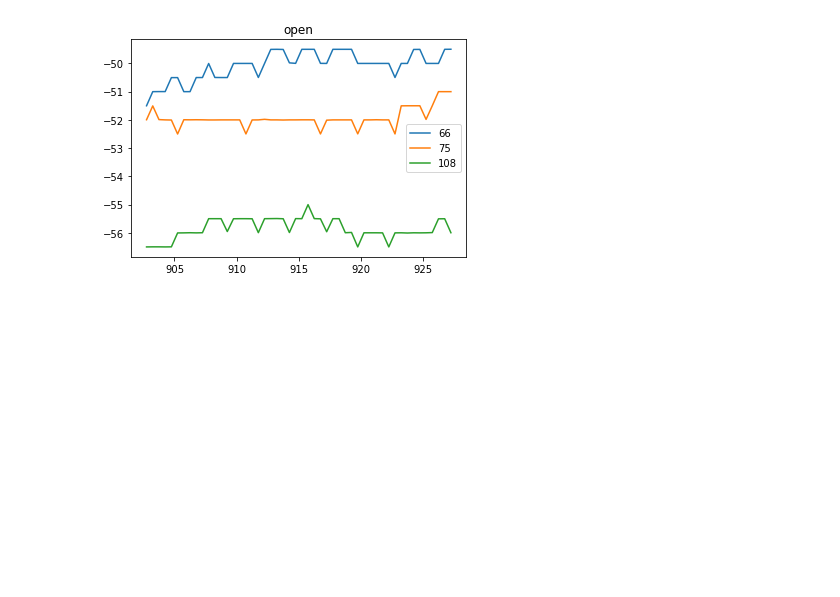
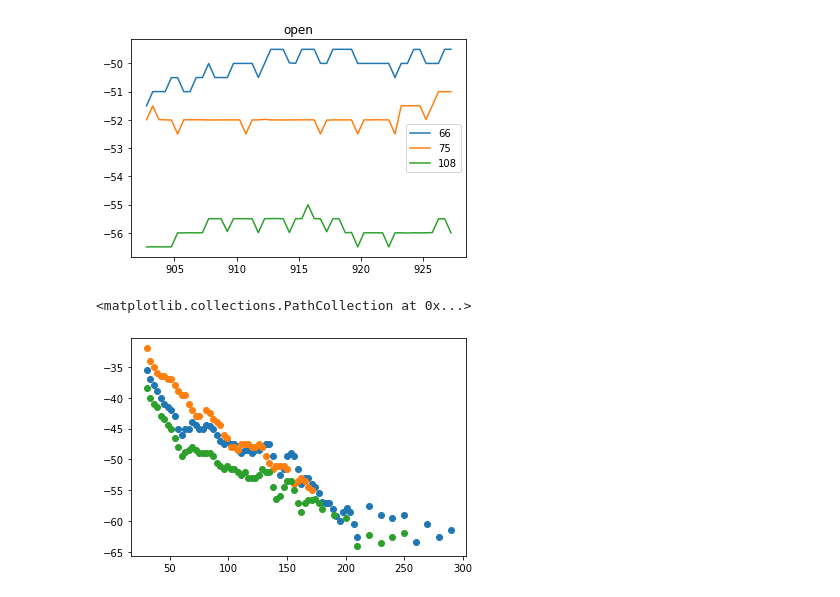
Before and after one commit to Jennifer331/Scripts, a Jupyter notebook: python/jupter/实验分析/数据汇总画图.ipynb, the cells around one changed output. Cells and saved outputs as stored; diff of their text form; code cells hidden in the pictures; blank space fills up the shorter version.

```diff
--- a/python/jupter/实验分析/数据汇总画图.ipynb
+++ b/python/jupter/实验分析/数据汇总画图.ipynb
@@ -3,3 +1,7 @@ from collections import defaultdict
+# %%
+from collections import defaultdict
+plt.rcParams['font.sans-serif'] = ['SimHei'] #用来正常显示中文标签
+plt.rcParams['axes.unicode_minus'] = False #用来正常显示负号
 # %%
 vinegar = defaultdict(lambda: None)
 water = defaultdict(lambda: None)
@@ -18,8 +23,3 @@ empty['lab'] = pd.read_csv('D:\\Atom\\python\\data\\cleaned\\nongfu_empty_2d_unw
-# %%
-vinegar['mr'] = pd.read_csv('D:\\Atom\\python\\data\\cleaned\\mr\\mr_vinegar_kde.csv')
-water['mr'] = pd.read_csv('D:\\Atom\\python\\data\\cleaned\\mr\\mr_water_kde.csv')
-oil['mr'] = pd.read_csv('D:\\Atom\\python\\data\\cleaned\\mr\\mr_oil_kde.csv')
-vinegar['mr'] = pd.read_csv('D:\\Atom\\python\\data\\cleaned\\mr\\mr_vinegar_kde.csv')
 # %%
 vinegar['mr']['DISTANCE'].unique()
 # empty['mr']['DISTANCE'].unique()
@@ -48,3 +48,5 @@ array([ 30,  33,  36,  39,  42,  45,  48,  51,  54,  57,  60,  63,  66,
        200, 210, 220, 230, 240, 250, 260, 300], dtype=int64)
 # %%
 vinegar['sheet'] = pd.read_csv('D:\\Atom\\python\\data\\cleaned\\sheet\\sheet_vinegar_kde.csv')
+# %%
+oil['outdoor'] = pd.read_csv('D:\\Atom\\python\\data\\cleaned\\outdoor\\outdoor_oil_2d_cus_unwrap.csv')
@@ -127,3 +134,14 @@ plt.show()
 myplot1(empty, [66, 75, 108], 'open')
 # %% [output]
 [figure]
+# %%
+water90275 = water['open'].groupby('CHANNEL').get_group(902.75)
+oil90275 = oil['open'].groupby('CHANNEL').get_group(902.75)
+vinegar90275 = vinegar['open'].groupby('CHANNEL').get_group(902.75)
+# %%
+plt.scatter(water90275['DISTANCE'], water90275['RSSI'])
+plt.scatter(oil90275['DISTANCE'], oil90275['RSSI'])
+plt.scatter(vinegar90275['DISTANCE'], vinegar90275['RSSI'])
+# %% [output]
+<matplotlib.collections.PathCollection at 0x...>
+[figure, added]
```
Also changed, not shown: parts of 3 cells of this notebook, 8 other files.
